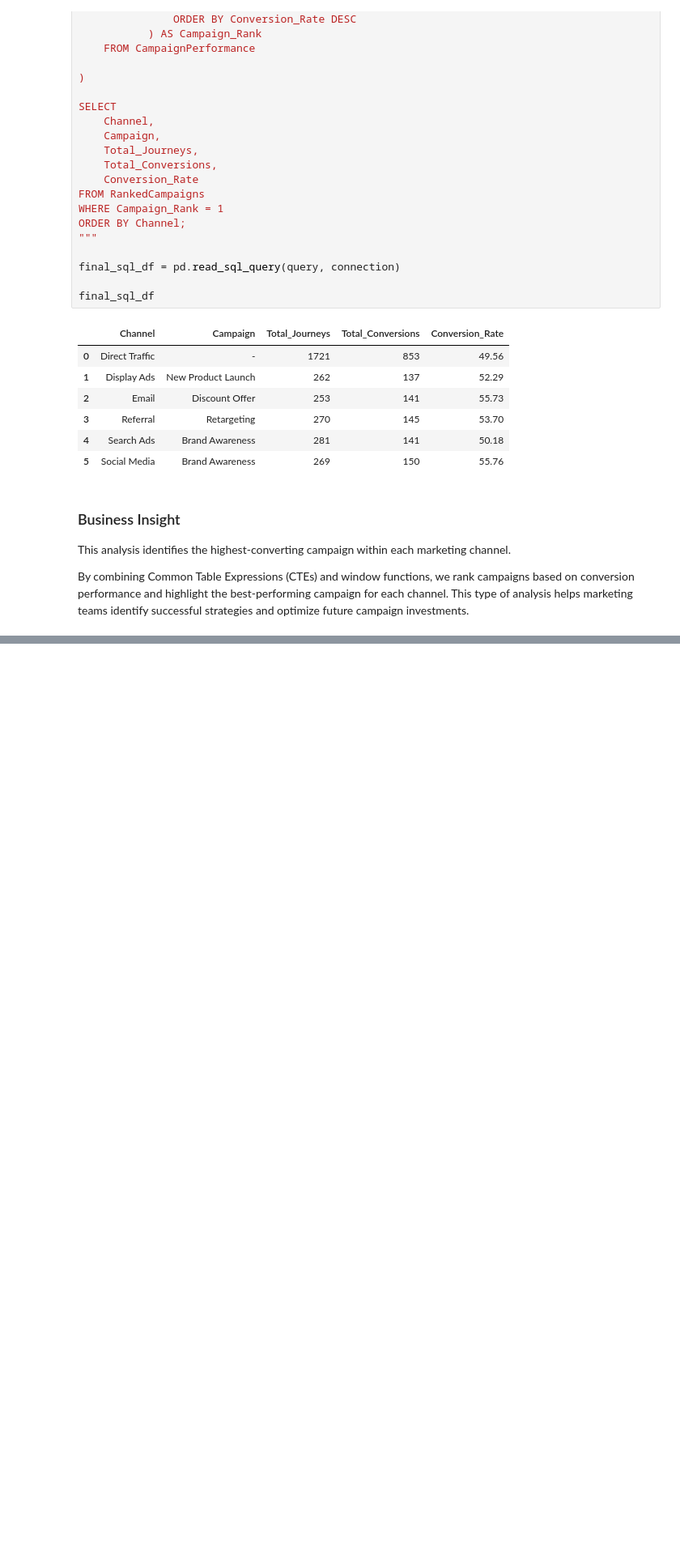
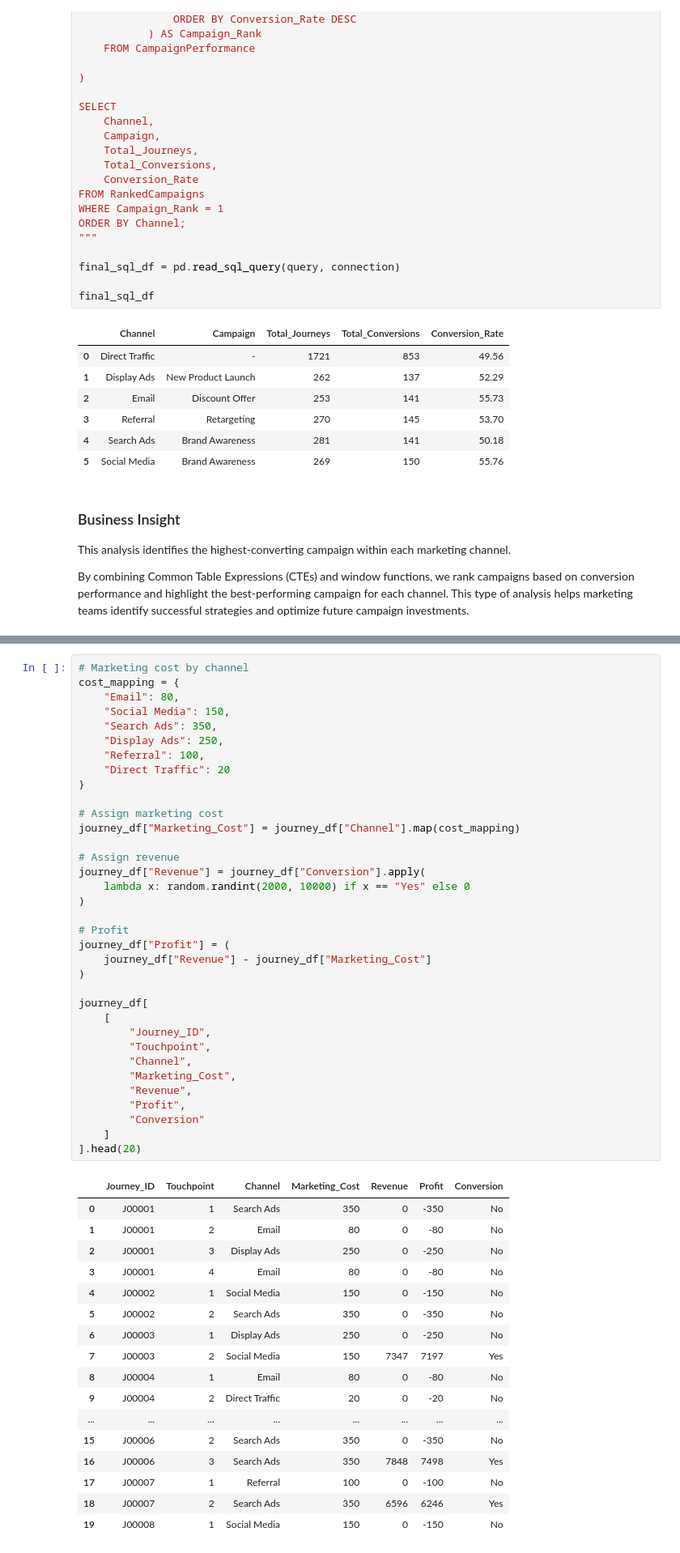
Before and after one commit to sakinasayed512/multi-touch-attribution, a Jupyter notebook: Marketing_Attribution_ROI_Dashboard/notebooks/01_Data_Exploration.ipynb, the cells around one changed output, grey strips where cells are left out. Shown at 81% size. Drawn from its saved outputs; the diff is of its cells as text; blank space fills up the shorter version.

```diff
--- a/Marketing_Attribution_ROI_Dashboard/notebooks/01_Data_Exploration.ipynb
+++ b/Marketing_Attribution_ROI_Dashboard/notebooks/01_Data_Exploration.ipynb
@@ -2265,0 +2618,53 @@ By combining Common Table Expressions (CTEs) and window functions, we rank campa
+# %%
+# Marketing cost by channel
+cost_mapping = {
+    "Email": 80,
+    "Social Media": 150,
+    "Search Ads": 350,
+    "Display Ads": 250,
+    "Referral": 100,
+    "Direct Traffic": 20
+}
+
+# Assign marketing cost
+journey_df["Marketing_Cost"] = journey_df["Channel"].map(cost_mapping)
+
+# Assign revenue
+journey_df["Revenue"] = journey_df["Conversion"].apply(
+    lambda x: random.randint(2000, 10000) if x == "Yes" else 0
+)
+
+# Profit
+journey_df["Profit"] = (
+    journey_df["Revenue"] - journey_df["Marketing_Cost"]
+)
+
+journey_df[
+    [
+        "Journey_ID",
+        "Touchpoint",
+        "Channel",
+        "Marketing_Cost",
+        "Revenue",
+        "Profit",
+        "Conversion"
+    ]
+].head(20)
+# %% [output]
+|  | Journey_ID | Touchpoint | Channel | Marketing_Cost | Revenue | Profit | Conversion |
+| 0 | J00001 | 1 | Search Ads | 350 | 0 | -350 | No |
+| 1 | J00001 | 2 | Email | 80 | 0 | -80 | No |
+| 2 | J00001 | 3 | Display Ads | 250 | 0 | -250 | No |
+| 3 | J00001 | 4 | Email | 80 | 0 | -80 | No |
+| 4 | J00002 | 1 | Social Media | 150 | 0 | -150 | No |
+| 5 | J00002 | 2 | Search Ads | 350 | 0 | -350 | No |
+| 6 | J00003 | 1 | Display Ads | 250 | 0 | -250 | No |
+| 7 | J00003 | 2 | Social Media | 150 | 7347 | 7197 | Yes |
+| 8 | J00004 | 1 | Email | 80 | 0 | -80 | No |
+| 9 | J00004 | 2 | Direct Traffic | 20 | 0 | -20 | No |
+| ... | ... | ... | ... | ... | ... | ... | ... |
+| 15 | J00006 | 2 | Search Ads | 350 | 0 | -350 | No |
+| 16 | J00006 | 3 | Search Ads | 350 | 7848 | 7498 | Yes |
+| 17 | J00007 | 1 | Referral | 100 | 0 | -100 | No |
+| 18 | J00007 | 2 | Search Ads | 350 | 6596 | 6246 | Yes |
+| 19 | J00008 | 1 | Social Media | 150 | 0 | -150 | No |
```
Also changed, not shown: parts of 33 cells of this notebook.
